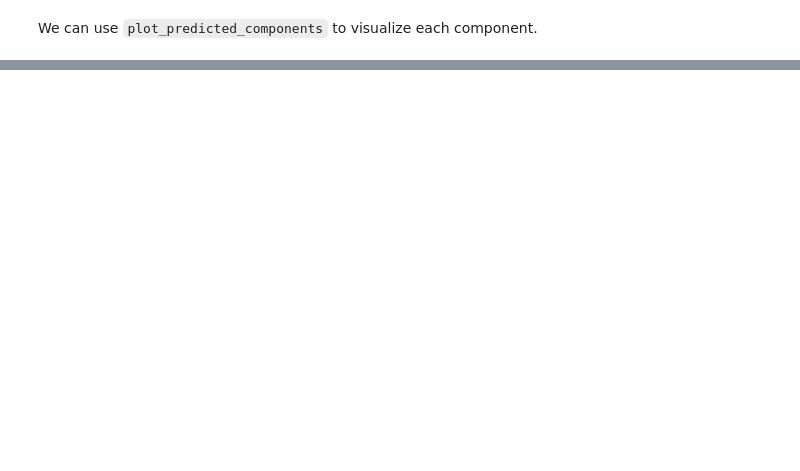
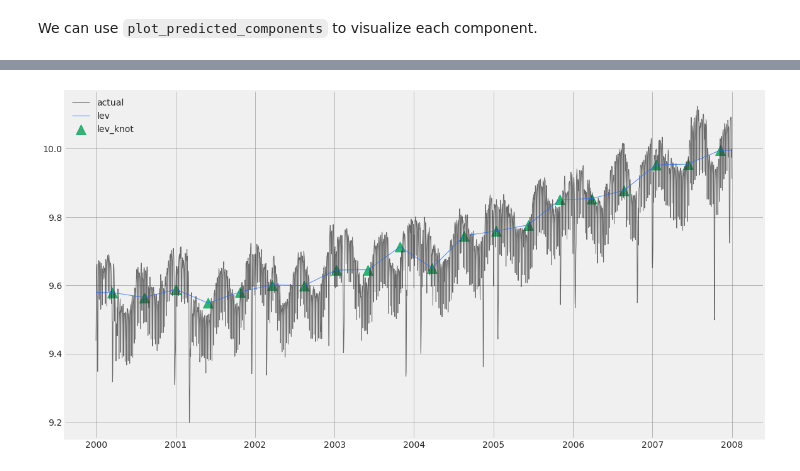
Before and after one commit to uber/orbit, a Jupyter notebook: docs/tutorials/ktrlite.ipynb, the cells around one changed output, grey strips where cells are left out. Drawn from its saved outputs; the diff is of its cells as text; code cells hidden in the pictures; blank space fills up the shorter version.

```diff
--- a/docs/tutorials/ktrlite.ipynb
+++ b/docs/tutorials/ktrlite.ipynb
@@ -155,0 +164,4 @@ Moreover, we can use `plot_ktr_lev_knots` to inspect the segement divided by kno
+# %%
+_ = ktrlite.plot_lev_knots()
+# %% [output]
+[figure, added]
```
Also changed, not shown: parts of 13 cells of this notebook, 10 other files.
